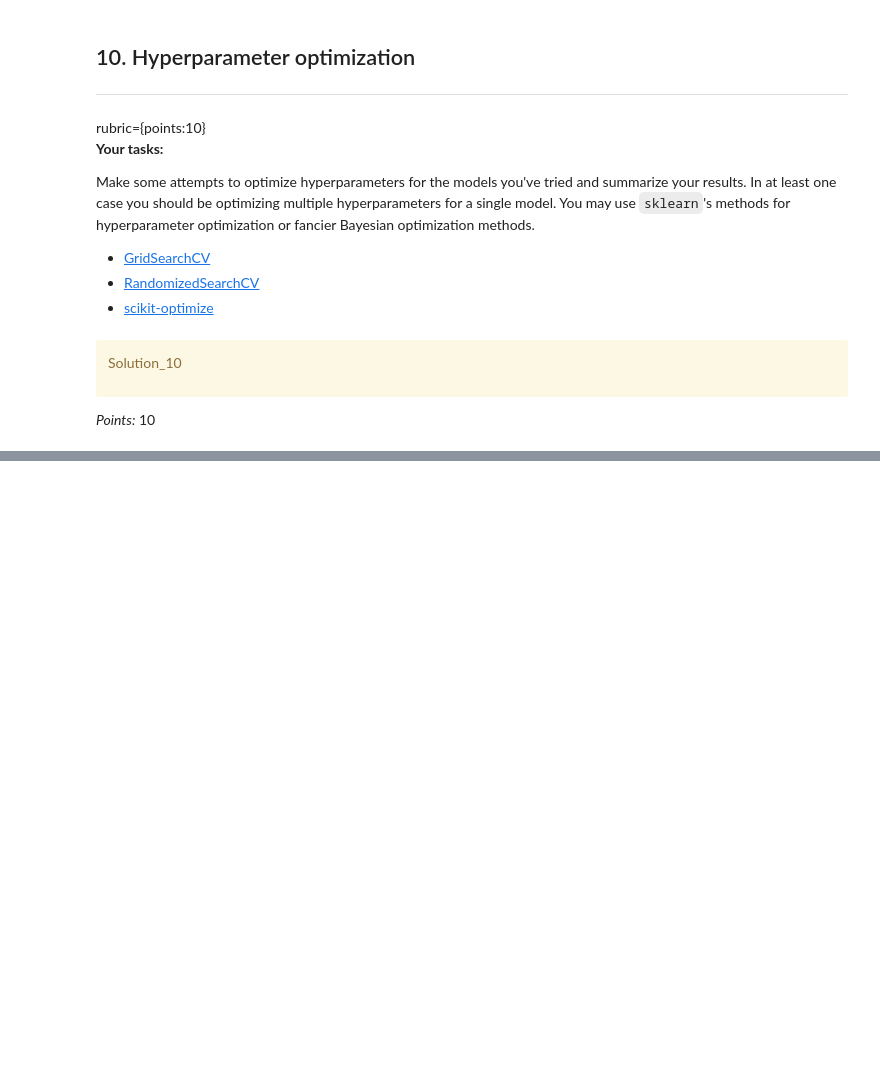
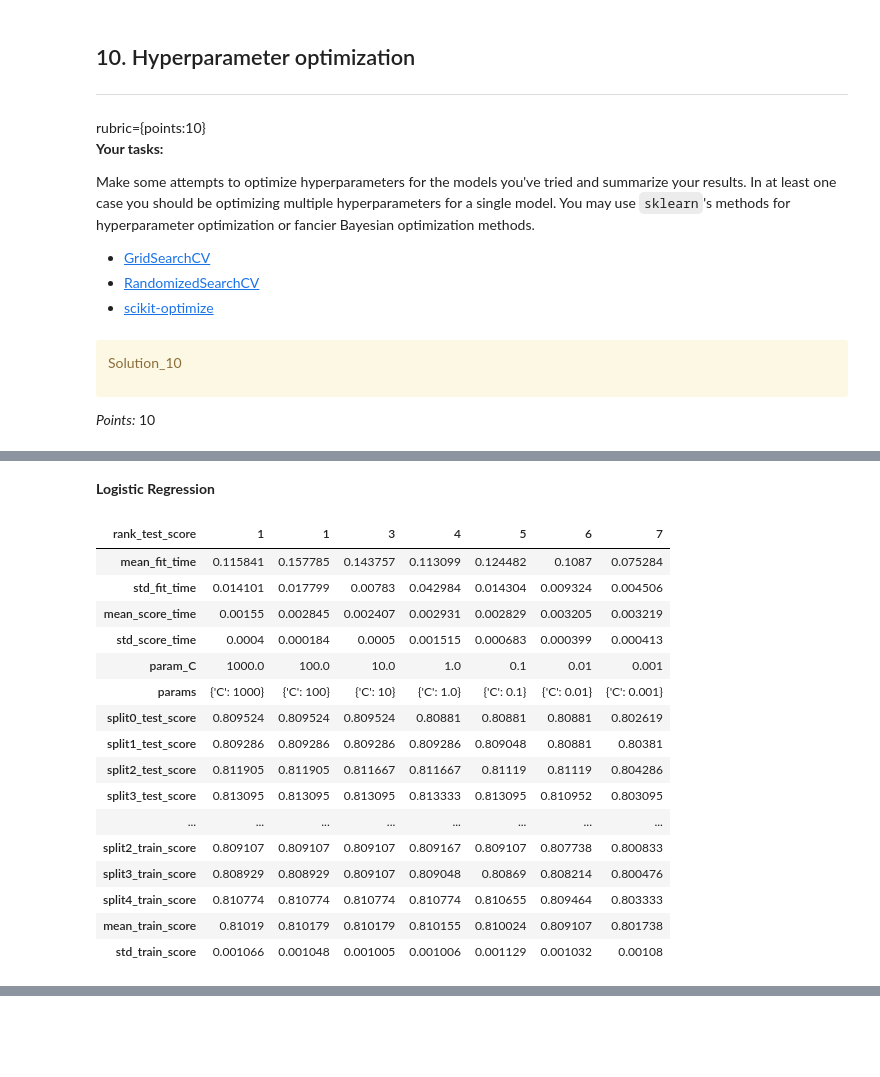
Before and after one commit to Felixxitran/cpsc330_hw5, a Jupyter notebook: hw5.ipynb, the cells around one changed output, grey strips where cells are left out. Drawn from its saved outputs; the diff is of its cells as text; code cells hidden in the pictures; blank space fills up the shorter version.

```diff
--- a/hw5.ipynb
+++ b/hw5.ipynb
@@ -497,0 +964,32 @@ _Type your answer here, replacing this text._
+# %% [markdown]
+**Logistic Regression**
+# %%
+lr = LogisticRegression()
+param_grid = {
+    'C': [0.001, 0.01, 0.1, 1.0, 10, 100, 1000]
+}
+
+grid_search = GridSearchCV(
+    lr, param_grid, n_jobs = -1, cv = 5, return_train_score = True,
+)
+
+grid_search.fit(X_train_transformed, y_train)
+pd.DataFrame(grid_search.cv_results_).set_index('rank_test_score').sort_index().T
+# %% [output]
+| rank_test_score | 1 | 1 | 3 | 4 | 5 | 6 | 7 |
+| mean_fit_time | 0.115841 | 0.157785 | 0.143757 | 0.113099 | 0.124482 | 0.1087 | 0.075284 |
+| std_fit_time | 0.014101 | 0.017799 | 0.00783 | 0.042984 | 0.014304 | 0.009324 | 0.004506 |
+| mean_score_time | 0.00155 | 0.002845 | 0.002407 | 0.002931 | 0.002829 | 0.003205 | 0.003219 |
+| std_score_time | 0.0004 | 0.000184 | 0.0005 | 0.001515 | 0.000683 | 0.000399 | 0.000413 |
+| param_C | 1000.0 | 100.0 | 10.0 | 1.0 | 0.1 | 0.01 | 0.001 |
+| params | {'C': 1000} | {'C': 100} | {'C': 10} | {'C': 1.0} | {'C': 0.1} | {'C': 0.01} | {'C': 0.001} |
+| split0_test_score | 0.809524 | 0.809524 | 0.809524 | 0.80881 | 0.80881 | 0.80881 | 0.802619 |
+| split1_test_score | 0.809286 | 0.809286 | 0.809286 | 0.809286 | 0.809048 | 0.80881 | 0.80381 |
+| split2_test_score | 0.811905 | 0.811905 | 0.811667 | 0.811667 | 0.81119 | 0.81119 | 0.804286 |
+| split3_test_score | 0.813095 | 0.813095 | 0.813095 | 0.813333 | 0.813095 | 0.810952 | 0.803095 |
+| ... | ... | ... | ... | ... | ... | ... | ... |
+| split2_train_score | 0.809107 | 0.809107 | 0.809107 | 0.809167 | 0.809107 | 0.807738 | 0.800833 |
+| split3_train_score | 0.808929 | 0.808929 | 0.809107 | 0.809048 | 0.80869 | 0.808214 | 0.800476 |
+| split4_train_score | 0.810774 | 0.810774 | 0.810774 | 0.810774 | 0.810655 | 0.809464 | 0.803333 |
+| mean_train_score | 0.81019 | 0.810179 | 0.810179 | 0.810155 | 0.810024 | 0.809107 | 0.801738 |
+| std_train_score | 0.001066 | 0.001048 | 0.001005 | 0.001006 | 0.001129 | 0.001032 | 0.00108 |
```
Also changed, not shown: parts of 114 cells of this notebook, 1 other file.
